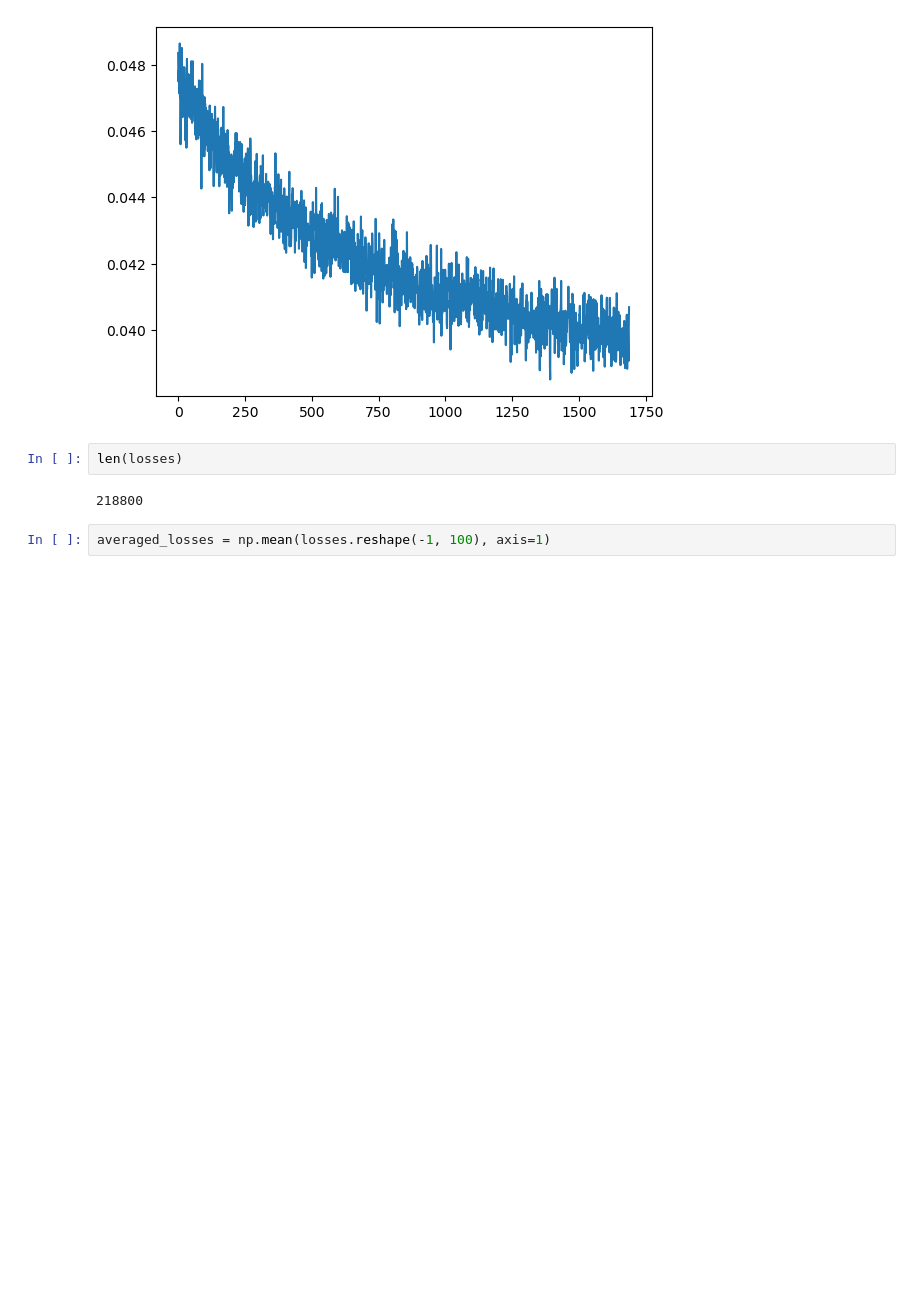
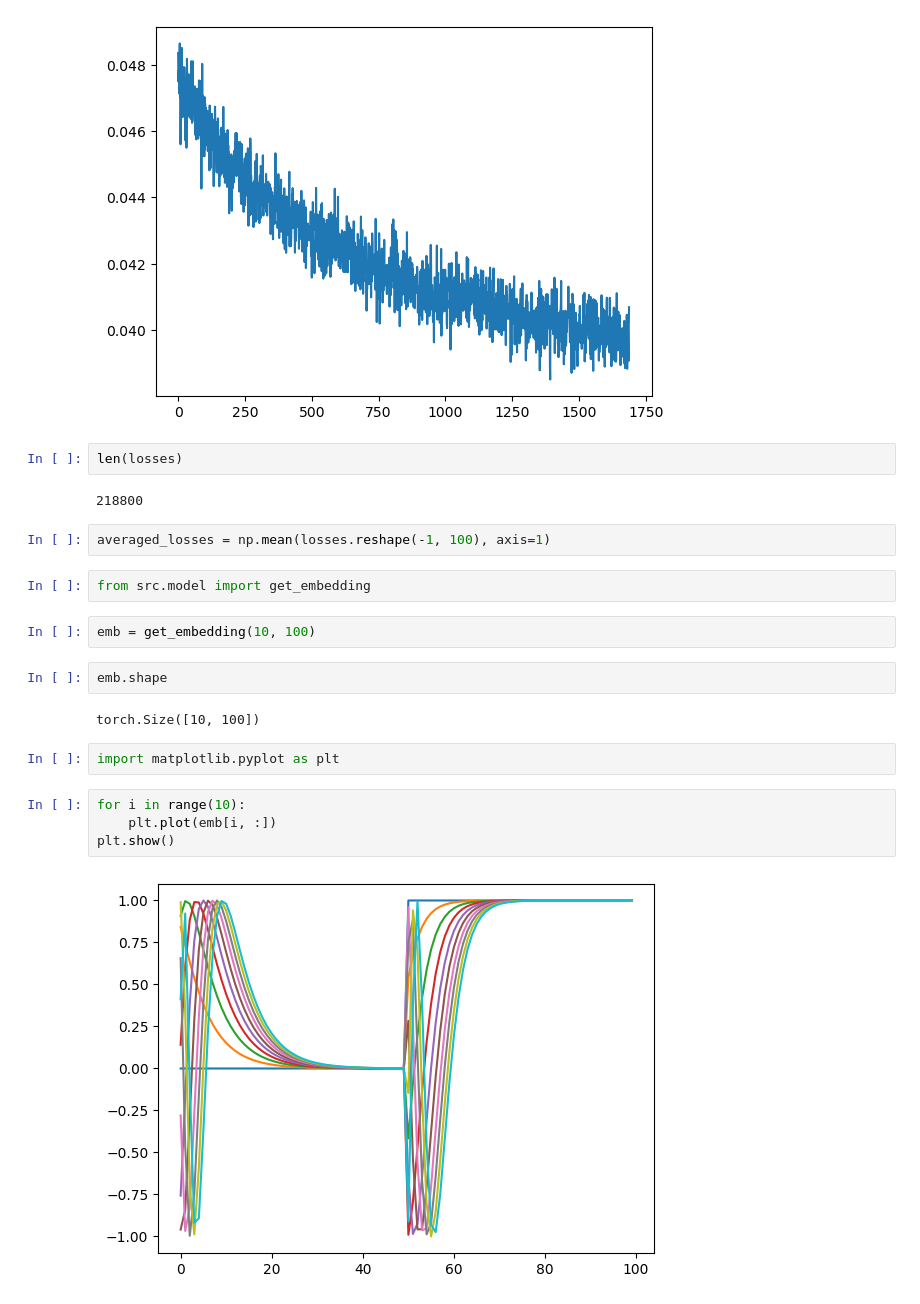
Before and after one commit to clu0/diffusion_models, a Jupyter notebook: naive/run_mnist.ipynb, the cells around one changed output. Cells and saved outputs as stored; diff of their text form; blank space fills up the shorter version.

```diff
--- a/naive/run_mnist.ipynb
+++ b/naive/run_mnist.ipynb
@@ -197,3 +248,19 @@ len(losses)
 218800
 # %%
 averaged_losses = np.mean(losses.reshape(-1, 100), axis=1)
+# %%
+from src.model import get_embedding
+# %%
+emb = get_embedding(10, 100)
+# %%
+emb.shape
+# %% [output]
+torch.Size([10, 100])
+# %%
+import matplotlib.pyplot as plt
+# %%
+for i in range(10):
+    plt.plot(emb[i, :])
+plt.show()
+# %% [output]
+[figure, added]
```
Also changed, not shown: parts of 9 cells of this notebook, 3 other files.
